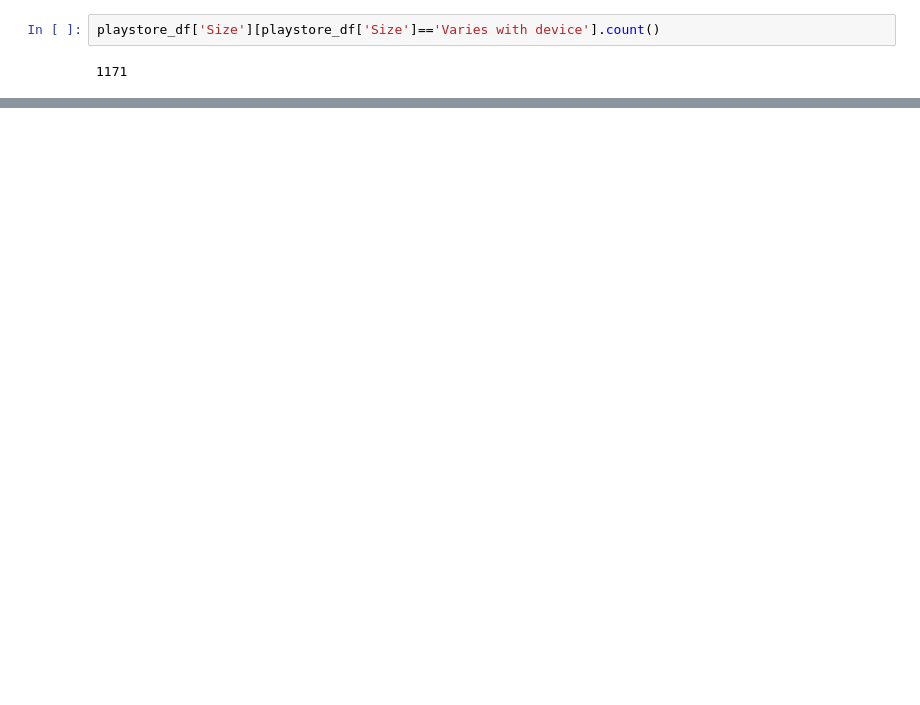
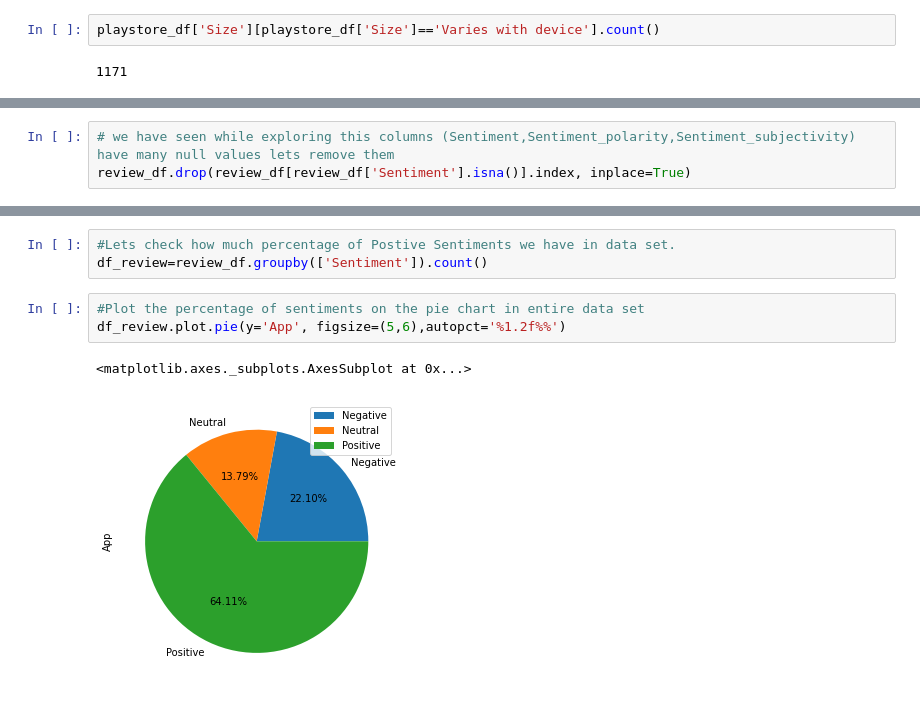
Before and after one commit to tjain858/Google-play-EDA, a Jupyter notebook: Play_Store_App_Review_Analysis_Capstone_Project.ipynb, the cells around one changed output, grey strips where cells are left out. Cells and saved outputs as stored; diff of their text form; blank space fills up the shorter version.

```diff
--- a/Play_Store_App_Review_Analysis_Capstone_Project.ipynb
+++ b/Play_Store_App_Review_Analysis_Capstone_Project.ipynb
@@ -378,0 +513,3 @@ Name: Size, Length: 413, dtype: int64
+# %%
+# we have seen while exploring this columns (Sentiment,Sentiment_polarity,Sentiment_subjectivity) have many null values lets remove them
+review_df.drop(review_df[review_df['Sentiment'].isna()].index, inplace=True)
@@ -378,0 +532,9 @@ Name: Size, Length: 413, dtype: int64
+# %%
+#Lets check how much percentage of Postive Sentiments we have in data set.
+df_review=review_df.groupby(['Sentiment']).count()
+# %%
+#Plot the percentage of sentiments on the pie chart in entire data set
+df_review.plot.pie(y='App', figsize=(5,6),autopct='%1.2f%%')
+# %% [output]
+<matplotlib.axes._subplots.AxesSubplot at 0x...>
+[figure, added]
```
Also changed, not shown: parts of 27 cells of this notebook.
